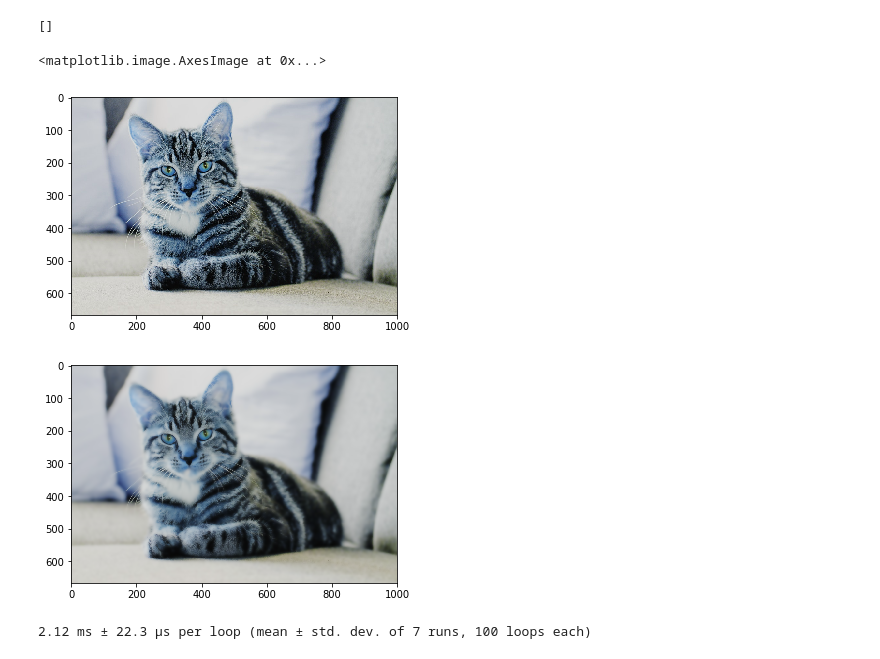
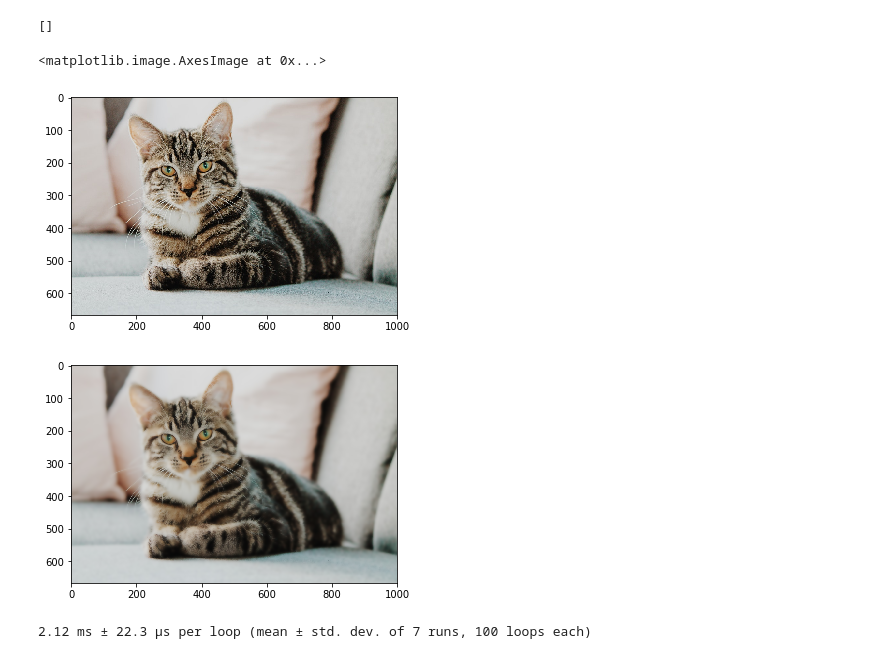
Before and after one commit to wpfhtl/gpu-guided-filter, a Jupyter notebook: src/guided_filter_cpu.ipynb, the cells around one changed output. Drawn from its saved outputs; the diff is of its cells as text; code cells hidden in the pictures.

Commit message:
guided_filter_cpu: Fix colored

```diff
--- a/src/guided_filter_cpu.ipynb
+++ b/src/guided_filter_cpu.ipynb
@@ -22,17 +22,18 @@ def Guidedfilter(im, p, r, eps):
     #print(q)
     return q;
 # %%
-I = cv2.imread("../data/cat2.jpeg") / 255
+I = cv2.imread("../data/cat2.jpeg")
+I = cv2.cvtColor(I, cv2.COLOR_BGR2RGB) / 255
 filtered = Guidedfilter(I, I, 8, 0.2 * 0.2)
 
 plt.imshow(I)
 plt.figure()
 plt.imshow(filtered)
 # %% [output]
 []
 <matplotlib.image.AxesImage at 0x...>
-[figure, old version]
+[figure, new version]
-[figure, old version]
+[figure, new version]
 # %%
 def fastGuidedfilter(im, p, r, eps, s):
 
```
